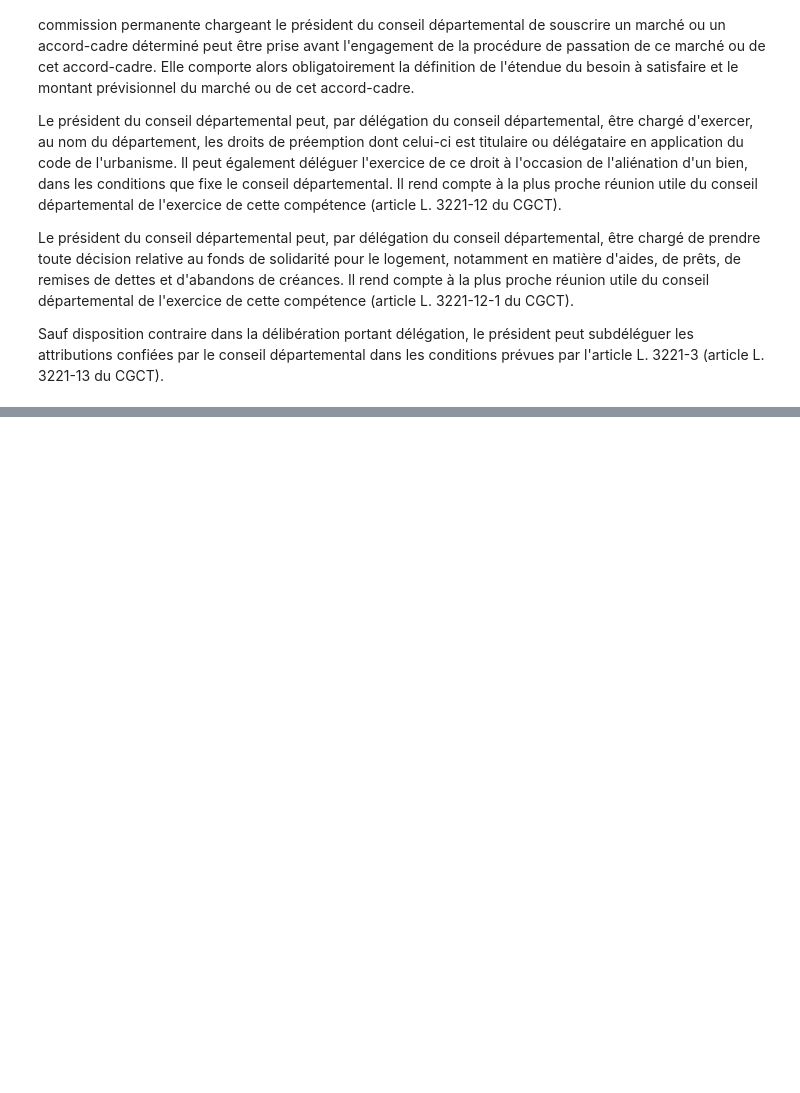
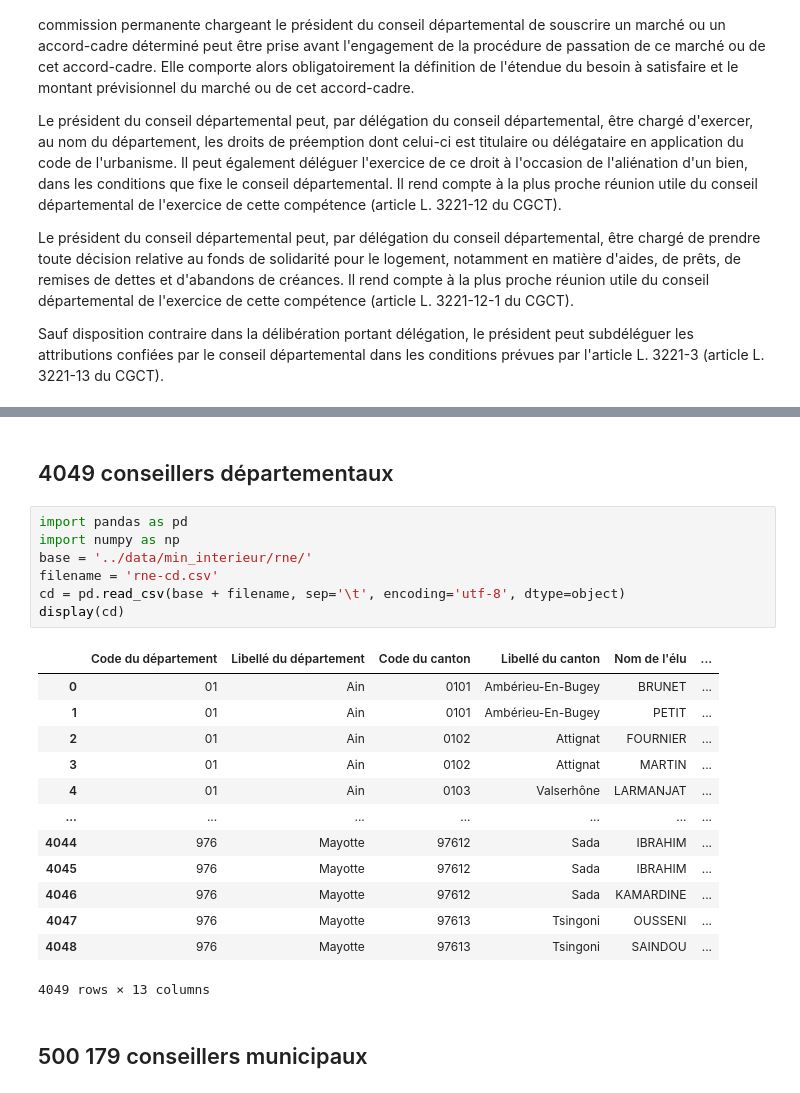
Before and after one commit to Franck-PepperLabs/vaucluse_dataxploring, a Jupyter notebook: jupyter/_elus.ipynb, the cells around one changed output, grey strips where cells are left out. Saved outputs shown, nothing was run; the diff lists cells and outputs as text; blank space fills up the shorter version.

```diff
--- a/jupyter/_elus.ipynb
+++ b/jupyter/_elus.ipynb
@@ -176,0 +240,25 @@ Sauf disposition contraire dans la délibération portant délégation, le prés
+# %% [markdown]
+## 4049 conseillers départementaux
+# %%
+import pandas as pd
+import numpy as np
+base = '../data/min_interieur/rne/'
+filename = 'rne-cd.csv'
+cd = pd.read_csv(base + filename, sep='\t', encoding='utf-8', dtype=object)
+display(cd)
+# %% [output]
+|  | Code du département | Libellé du département | Code du canton | Libellé du canton | Nom de l'élu | ... |
+| 0 | 01 | Ain | 0101 | Ambérieu-En-Bugey | BRUNET | ... |
+| 1 | 01 | Ain | 0101 | Ambérieu-En-Bugey | PETIT | ... |
+| 2 | 01 | Ain | 0102 | Attignat | FOURNIER | ... |
+| 3 | 01 | Ain | 0102 | Attignat | MARTIN | ... |
+| 4 | 01 | Ain | 0103 | Valserhône | LARMANJAT | ... |
+| ... | ... | ... | ... | ... | ... | ... |
+| 4044 | 976 | Mayotte | 97612 | Sada | IBRAHIM | ... |
+| 4045 | 976 | Mayotte | 97612 | Sada | IBRAHIM | ... |
+| 4046 | 976 | Mayotte | 97612 | Sada | KAMARDINE | ... |
+| 4047 | 976 | Mayotte | 97613 | Tsingoni | OUSSENI | ... |
+| 4048 | 976 | Mayotte | 97613 | Tsingoni | SAINDOU | ... |
+4049 rows × 13 columns
+# %% [markdown]
+## 500 179 conseillers municipaux
```
Also changed, not shown: parts of 43 cells of this notebook, 3 other files.
